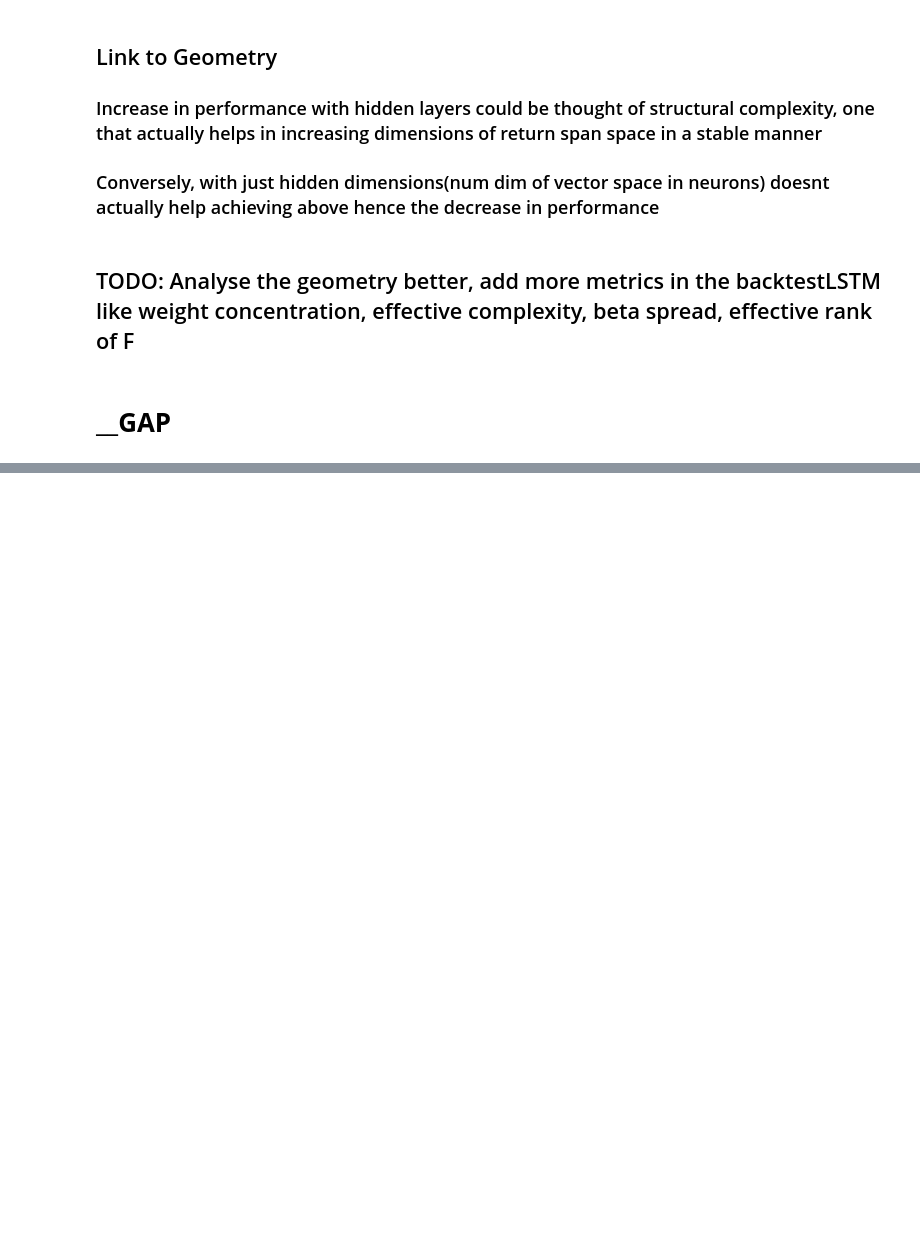
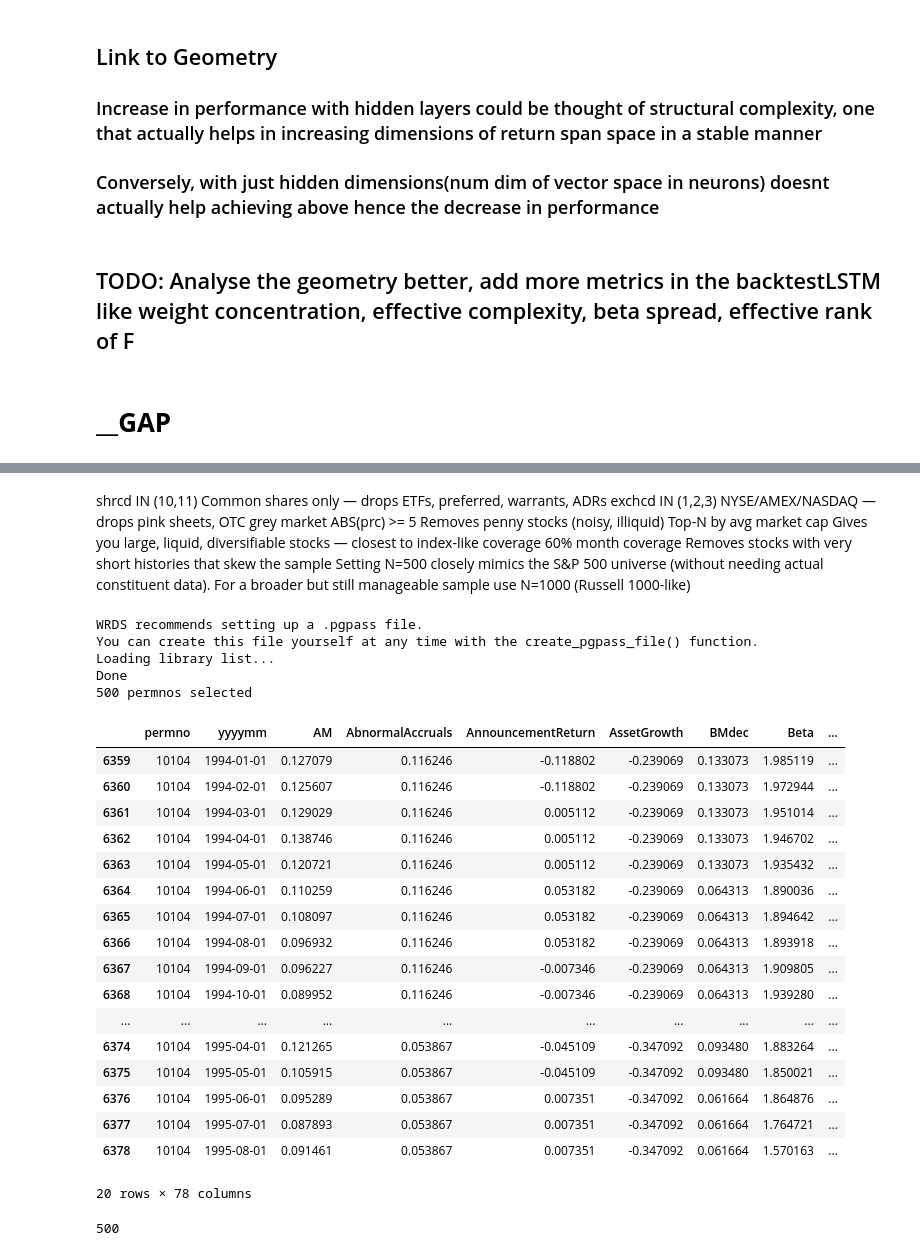
Before and after one commit to ItachiUchiha729/TheVirtueOfComplexity_PaperReplication_Experimentation, a Jupyter notebook: notebooks/experimentationLSTM.ipynb, the cells around one changed output, grey strips where cells are left out. Cells and saved outputs as stored; diff of their text form; code cells hidden in the pictures; blank space fills up the shorter version.

```diff
--- a/notebooks/experimentationLSTM.ipynb
+++ b/notebooks/experimentationLSTM.ipynb
@@ -648,0 +818,55 @@ for d in [0.1, 0.25, 0.5]:
+# %% [markdown]
+
+shrcd IN (10,11)	Common shares only — drops ETFs, preferred, warrants, ADRs
+exchcd IN (1,2,3)	NYSE/AMEX/NASDAQ — drops pink sheets, OTC grey market
+ABS(prc) >= 5	Removes penny stocks (noisy, illiquid)
+Top-N by avg market cap	Gives you large, liquid, diversifiable stocks — closest to index-like coverage
+60% month coverage	Removes stocks with very short histories that skew the sample
+Setting N=500 closely mimics the S&P 500 universe (without needing actual constituent data). For a broader but still manageable sample use N=1000 (Russell 1000-like)
+# %%
+#filter only "good" equity stocks
+
+import wrds
+import pandas as pd
+
+db = wrds.Connection()
+
+sql = """
+    SELECT
+        msf.permno,
+        msf.date,
+        ABS(msf.prc) * msf.shrout AS me
+    FROM crsp.msf
+    JOIN crsp.msenames AS names
+      ON msf.permno = names.permno
+     AND msf.date BETWEEN names.namedt AND names.nameendt
+    WHERE msf.date    >= '1994-01-01'
+      AND msf.date    <= '2025-12-31'
+      AND names.shrcd   IN (10, 11)
+      AND names.exchcd  IN (1, 2, 3)
+      AND ABS(msf.prc) >= 5.0
+"""
+df = db.raw_sql(sql, date_cols=["date"])
+db.close()
+
+N = 500
+total_months = df["date"].nunique()
+min_months   = int(0.60 * total_months)
+
+top_permnos = (
+    df.groupby("permno")
+    .agg(avg_me=("me", "mean"), months_present=("date", "nunique"))
+    .query("months_present >= @min_months")
+    .nlargest(N, "avg_me")
+    .index.tolist()
+)
+
+print(f"{len(top_permnos)} permnos selected")
+# Filter your existing data
+df_char_filtered = df_char[df_char["permno"].isin(top_permnos)]
+# %% [output]
+WRDS recommends setting up a .pgpass file.
+You can create this file yourself at any time with the create_pgpass_file() function.
+Loading library list...
+Done
+500 permnos selected
@@ -648,0 +875,25 @@ for d in [0.1, 0.25, 0.5]:
+# %%
+df_char_filtered.head(20)
+# %% [output]
+|  | permno | yyyymm | AM | AbnormalAccruals | AnnouncementReturn | AssetGrowth | BMdec | Beta | ... |
+| 6359 | 10104 | 1994-01-01 | 0.127079 | 0.116246 | -0.118802 | -0.239069 | 0.133073 | 1.985119 | ... |
+| 6360 | 10104 | 1994-02-01 | 0.125607 | 0.116246 | -0.118802 | -0.239069 | 0.133073 | 1.972944 | ... |
+| 6361 | 10104 | 1994-03-01 | 0.129029 | 0.116246 | 0.005112 | -0.239069 | 0.133073 | 1.951014 | ... |
+| 6362 | 10104 | 1994-04-01 | 0.138746 | 0.116246 | 0.005112 | -0.239069 | 0.133073 | 1.946702 | ... |
+| 6363 | 10104 | 1994-05-01 | 0.120721 | 0.116246 | 0.005112 | -0.239069 | 0.133073 | 1.935432 | ... |
+| 6364 | 10104 | 1994-06-01 | 0.110259 | 0.116246 | 0.053182 | -0.239069 | 0.064313 | 1.890036 | ... |
+| 6365 | 10104 | 1994-07-01 | 0.108097 | 0.116246 | 0.053182 | -0.239069 | 0.064313 | 1.894642 | ... |
+| 6366 | 10104 | 1994-08-01 | 0.096932 | 0.116246 | 0.053182 | -0.239069 | 0.064313 | 1.893918 | ... |
+| 6367 | 10104 | 1994-09-01 | 0.096227 | 0.116246 | -0.007346 | -0.239069 | 0.064313 | 1.909805 | ... |
+| 6368 | 10104 | 1994-10-01 | 0.089952 | 0.116246 | -0.007346 | -0.239069 | 0.064313 | 1.939280 | ... |
+| ... | ... | ... | ... | ... | ... | ... | ... | ... | ... |
+| 6374 | 10104 | 1995-04-01 | 0.121265 | 0.053867 | -0.045109 | -0.347092 | 0.093480 | 1.883264 | ... |
+| 6375 | 10104 | 1995-05-01 | 0.105915 | 0.053867 | -0.045109 | -0.347092 | 0.093480 | 1.850021 | ... |
+| 6376 | 10104 | 1995-06-01 | 0.095289 | 0.053867 | 0.007351 | -0.347092 | 0.061664 | 1.864876 | ... |
+| 6377 | 10104 | 1995-07-01 | 0.087893 | 0.053867 | 0.007351 | -0.347092 | 0.061664 | 1.764721 | ... |
+| 6378 | 10104 | 1995-08-01 | 0.091461 | 0.053867 | 0.007351 | -0.347092 | 0.061664 | 1.570163 | ... |
+20 rows × 78 columns
+# %%
+len(df_char_filtered.permno.unique())
+# %% [output]
+500
```
Also changed, not shown: parts of 16 cells of this notebook, 5 other files.
